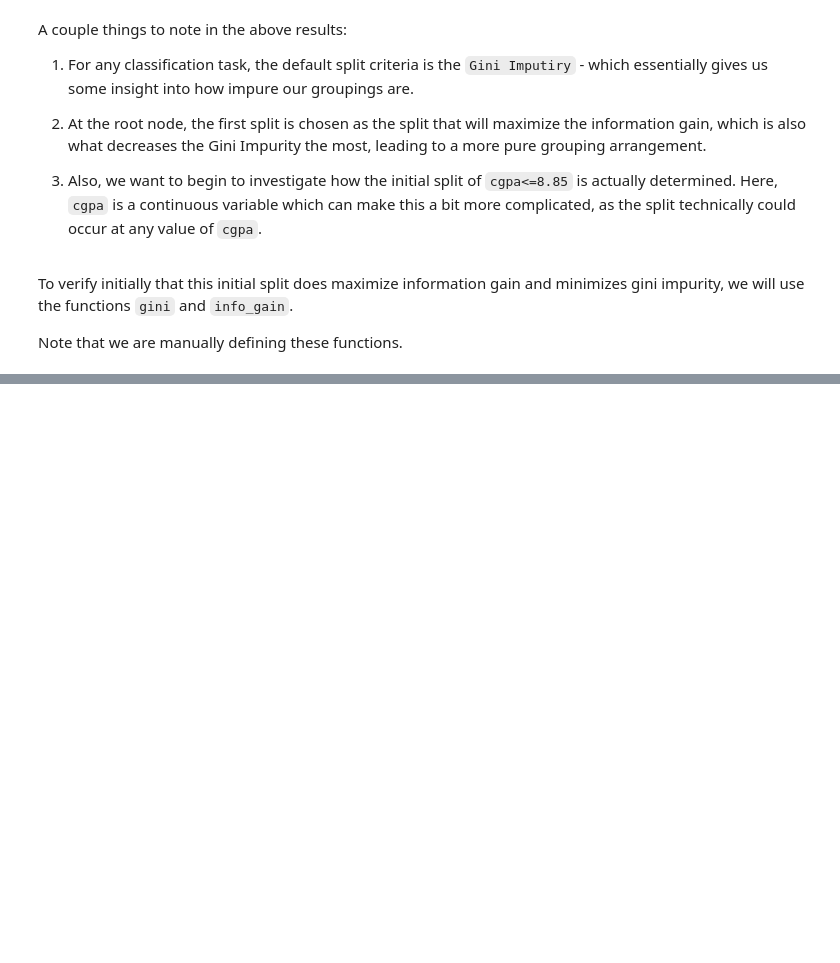
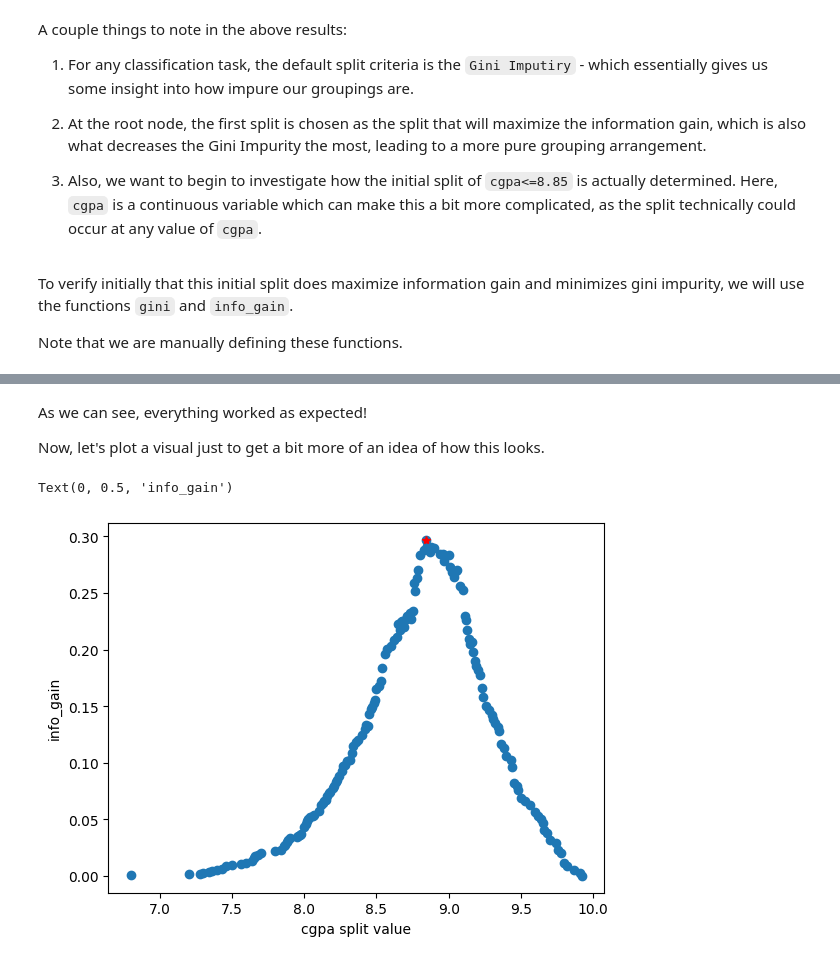
Before and after one commit to connorthomas9/Decision_Trees, a Jupyter notebook: dt_notebook.ipynb, the cells around one changed output, grey strips where cells are left out. Cells and saved outputs as stored; diff of their text form; code cells hidden in the pictures; blank space fills up the shorter version.

```diff
--- a/dt_notebook.ipynb
+++ b/dt_notebook.ipynb
@@ -109,3 +109,12 @@ A couple things to note in the above results:
 To verify initially that this initial split does maximize information gain and minimizes gini impurity, we will use the functions `gini` and `info_gain`.
 
 Note that we are manually defining these functions.
+# %%
+# Defining and utilizing gini function
+def gini(data):
+    """Calculate the Gini Impurity Score"""
+    data = pd.Series(data)
+    return 1 - sum(data.value_counts(normalize=True)**2)
+
+gi = gini(y_train)
+print(f'Gini impurity at root: {round(gi,3)}')
@@ -111,0 +129,11 @@ Note that we are manually defining these functions.
+# %%
+# Defining info_gain function
+def info_gain(left, right, current_impurity):
+    """Information Gain associated with creating a node/split data.
+    Input: left, right are data in left branch, right branch, respectively
+    current_impurity is the data impurity before splitting into left, right
+    branches"""
+
+    # weight for total gini score of the left branch
+    w = float(len(left)) / (len(left) + len(right))
+    return current_impurity - w * gini(left) - (1 - w) * gini(right)
@@ -111,0 +144,11 @@ Note that we are manually defining these functions.
+# %%
+# Defining table, sorting, calling info_gain over all values
+info_gain_list = []
+for i in x_train.cgpa.unique():
+    left = y_train[x_train.cgpa<=i]
+    right = y_train[x_train.cgpa>i]
+    info_gain_list.append([i, info_gain(left, right, gi)])
+
+ig_table = pd.DataFrame(info_gain_list, columns=['split_value',
+'info_gain']).sort_values('info_gain', ascending=False)
+ig_table.head(10)
@@ -111,0 +167,13 @@ Note that we are manually defining these functions.
+# %% [markdown]
+As we can see, everything worked as expected!
+
+Now, let's plot a visual just to get a bit more of an idea of how this looks.
+# %%
+# Creating and displaying plot
+plt.plot(ig_table['split_value'], ig_table['info_gain'], 'o')
+plt.plot(ig_table['split_value'].iloc[0], ig_table['info_gain'].iloc[0], 'r*')
+plt.xlabel('cgpa split value')
+plt.ylabel('info_gain')
+# %% [output]
+Text(0, 0.5, 'info_gain')
+[figure, added]
```
Also changed, not shown: parts of 18 cells of this notebook.
